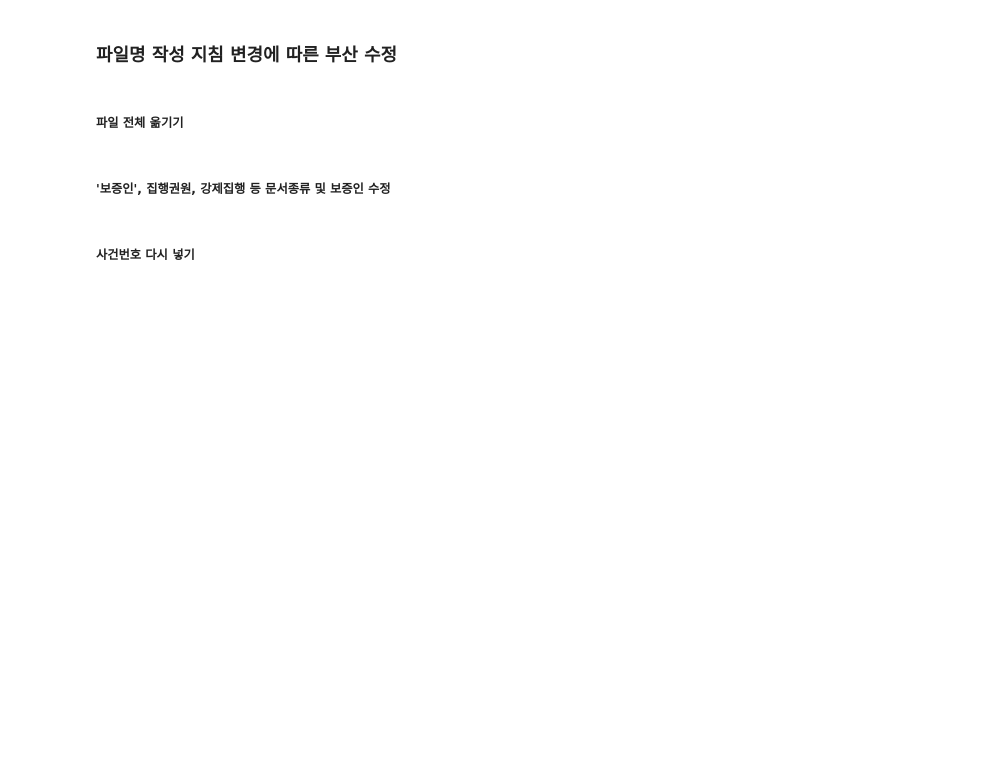
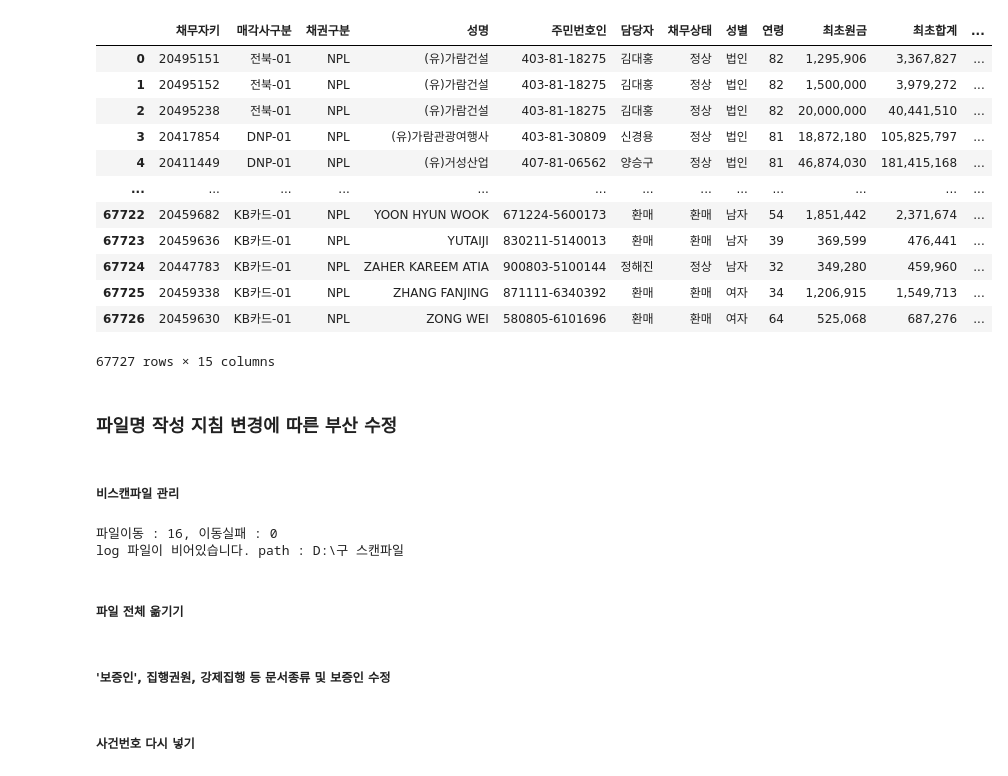
Before and after one commit to jbmyou/python_work, a Jupyter notebook: fileNaming/이름변경.ipynb, the cells around one changed output. Drawn from its saved outputs; the diff is of its cells as text; code cells hidden in the pictures; blank space fills up the shorter version.

```diff
--- a/fileNaming/이름변경.ipynb
+++ b/fileNaming/이름변경.ipynb
@@ -20,11 +20,72 @@ import pickle
 path_success = r'D:\0.전산\1.진행중과업\파일서버개편\구스캔폴더 작업log\success'
 path_noDB = r"D:\0.전산\1.진행중과업\파일서버개편\구스캔폴더 작업log\noDB"
 # path_fail = path에 에러내용 자세히 적어서 기록하자
+# %%
+# 채무자조회 다른 컬럼 필요할 때!!!
+path_df = r'C:\Users\SL\Desktop\workspace\python\fileNaming\파일\채무자조회.pkl'
+df_c = pd.read_pickle(path_df).fillna("")
+df_c["최초원금"] = df_c["최초원금"].apply(lambda x : '{:,}'.format(x))
+df_c["최초합계"] = df_c["최초합계"].apply(lambda x : '{:,}'.format(x))
+df_c
+# %% [output]
+|  | 채무자키 | 매각사구분 | 채권구분 | 성명 | 주민번호인 | 담당자 | 채무상태 | 성별 | 연령 | 최초원금 | 최초합계 | ... |
+| 0 | 20495151 | 전북-01 | NPL | (유)가람건설 | 403-81-18275 | 김대홍 | 정상 | 법인 | 82 | 1,295,906 | 3,367,827 | ... |
+| 1 | 20495152 | 전북-01 | NPL | (유)가람건설 | 403-81-18275 | 김대홍 | 정상 | 법인 | 82 | 1,500,000 | 3,979,272 | ... |
+| 2 | 20495238 | 전북-01 | NPL | (유)가람건설 | 403-81-18275 | 김대홍 | 정상 | 법인 | 82 | 20,000,000 | 40,441,510 | ... |
+| 3 | 20417854 | DNP-01 | NPL | (유)가람관광여행사 | 403-81-30809 | 신경용 | 정상 | 법인 | 81 | 18,872,180 | 105,825,797 | ... |
+| 4 | 20411449 | DNP-01 | NPL | (유)거성산업 | 407-81-06562 | 양승구 | 정상 | 법인 | 81 | 46,874,030 | 181,415,168 | ... |
+| ... | ... | ... | ... | ... | ... | ... | ... | ... | ... | ... | ... | ... |
+| 67722 | 20459682 | KB카드-01 | NPL | YOON HYUN WOOK | 671224-5600173 | 환매 | 환매 | 남자 | 54 | 1,851,442 | 2,371,674 | ... |
+| 67723 | 20459636 | KB카드-01 | NPL | YUTAIJI | 830211-5140013 | 환매 | 환매 | 남자 | 39 | 369,599 | 476,441 | ... |
+| 67724 | 20447783 | KB카드-01 | NPL | ZAHER KAREEM ATIA | 900803-5100144 | 정해진 | 정상 | 남자 | 32 | 349,280 | 459,960 | ... |
+| 67725 | 20459338 | KB카드-01 | NPL | ZHANG FANJING | 871111-6340392 | 환매 | 환매 | 여자 | 34 | 1,206,915 | 1,549,713 | ... |
+| 67726 | 20459630 | KB카드-01 | NPL | ZONG WEI | 580805-6101696 | 환매 | 환매 | 여자 | 64 | 525,068 | 687,276 | ... |
+67727 rows × 15 columns
 # %%
 path = r'C:\Users\SL\Desktop\test'
 ff.moveFilesToRootFolderAndRmDirs(path)
 # %% [markdown]
 ### 파일명 작성 지침 변경에 따른 부산 수정
+# %% [markdown]
+##### 비스캔파일 관리
+# %%
+p_extension = re.compile('.csv', re.I)
+#######################
+path = r"\\192.168.0.75\삭제예정파일\비_스캔파일"
+dst_root = r"D:\구 스캔파일"
+path_log = r"D:\구 스캔파일"
+#######################
+s_index = len(path)
+success = []
+fail = []
+
+for root, __dir__, files in tqdm(os.walk(path)):
+    if re.search("#recycle", root) == None : # 휴지통 nono
+        for f in files:
+            ext = os.path.splitext(f)[1]
+
+            if p_extension.match(ext):
+
+                try :
+                    src = join(root, f)
+                    dst_dir = join(dst_root + root[s_index:])
+                    dst = join(dst_dir, f)
+
+                    if not os.path.exists(dst_dir):
+                        os.makedirs(dst_dir)
+                    ######################
+                    shutil.copy2(src, dst)
+                    ######################
+                    success.append([src, dst])
+                except Exception as e :
+                    fail.append([src, dst, e.__class__, e])
+
+print(f"파일이동 : {len(success)}, 이동실패 : {len(fail)}")
+write_log_csv(success, path_log)
+write_log_csv(fail, path_log)
+# %% [output]
+파일이동 : 16, 이동실패 : 0
+log 파일이 비어있습니다. path : D:\구 스캔파일
 # %% [markdown]
 ##### 파일 전체 옮기기
 # %%
```
Also changed, not shown: parts of 33 cells of this notebook, 12 other files.
